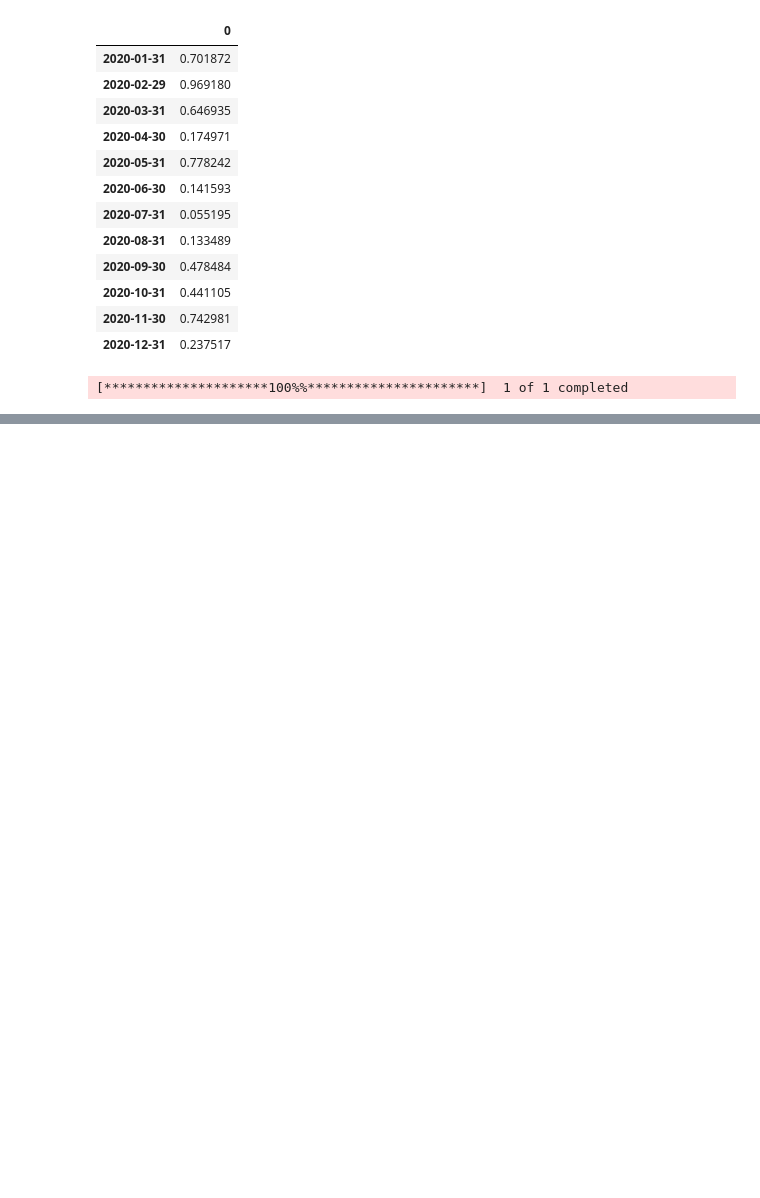
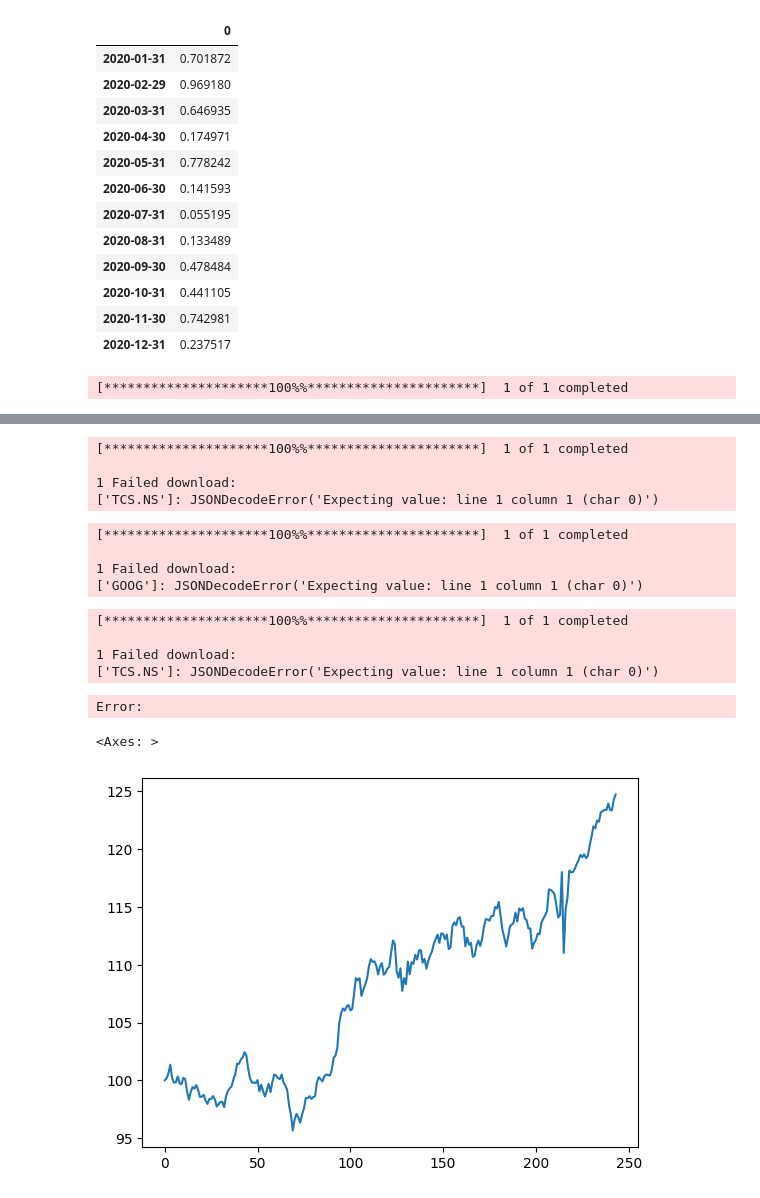
Before and after one commit to AgnosticPneuma/PythonProjects, a Jupyter notebook: LearningPythonWithDatacamp.ipynb, the cells around one changed output, grey strips where cells are left out. Saved outputs shown, nothing was run; the diff lists cells and outputs as text; code cells hidden in the pictures; blank space fills up the shorter version.

```diff
--- a/LearningPythonWithDatacamp.ipynb
+++ b/LearningPythonWithDatacamp.ipynb
@@ -46,0 +113,14 @@ stockprice_shifted=stockprice.Close.shift()
+# %%
+google=yf.download('TCS.NS',period='1y')
+# %% [output]
+[*********************100%%**********************]  1 of 1 completed
+
+1 Failed download:
+['TCS.NS']: JSONDecodeError('Expecting value: line 1 column 1 (char 0)')
+# %%
+stockprice=yf.download('GOOG',period='2y')
+# %% [output]
+[*********************100%%**********************]  1 of 1 completed
+
+1 Failed download:
+['GOOG']: JSONDecodeError('Expecting value: line 1 column 1 (char 0)')
@@ -46,0 +130,19 @@ stockprice_shifted=stockprice.Close.shift()
+# %%
+googlePrice=yf.download('TCS.NS',period='5y')
+# %% [output]
+[*********************100%%**********************]  1 of 1 completed
+
+1 Failed download:
+['TCS.NS']: JSONDecodeError('Expecting value: line 1 column 1 (char 0)')
+Error:
+# %%
+nifty=pd.read_csv('^NSEI.csv')
+# %%
+firstPrice=nifty.Close.iloc[0]
+# %%
+normalized=nifty.Close.div(firstPrice).mul(100)
+# %%
+normalized.plot()
+# %% [output]
+<Axes: >
+[figure, added]
```
Also changed, not shown: parts of 11 cells of this notebook, 2 other files.
